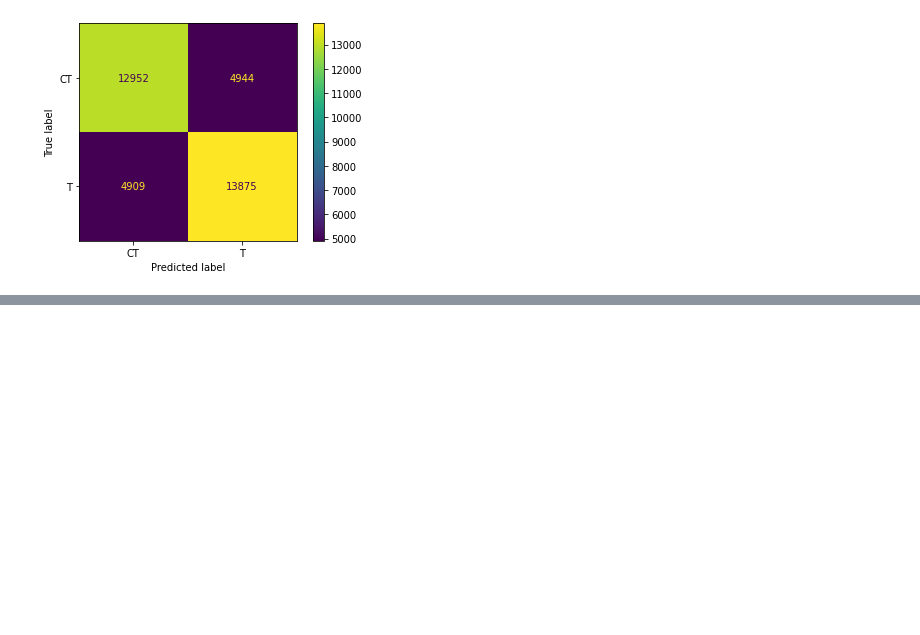
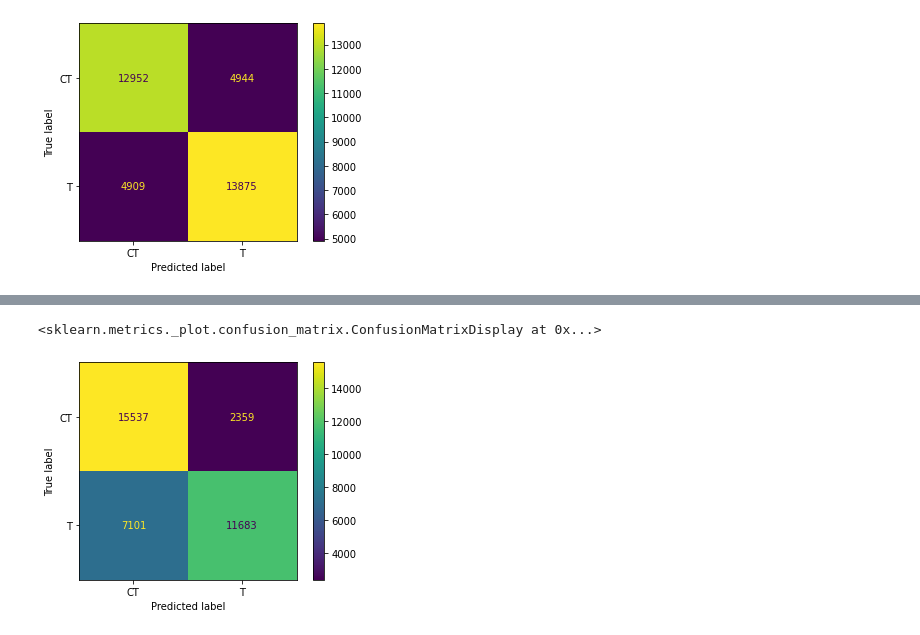
Before and after one commit to szymon-kalkowski/computational-intelligence, a Jupyter notebook: cs-go/cs-go.ipynb, the cells around one changed output, grey strips where cells are left out. Drawn from its saved outputs; the diff is of its cells as text; code cells hidden in the pictures; blank space fills up the shorter version.

```diff
--- a/cs-go/cs-go.ipynb
+++ b/cs-go/cs-go.ipynb
@@ -274,0 +289,14 @@ plt.show()
+# %%
+model = Sequential()
+model.add(Dense(32, input_dim=X_train.shape[1], activation='relu'))
+model.add(Dense(1, activation='sigmoid'))
+# %%
+model.compile(loss='binary_crossentropy', optimizer='adam', metrics=['accuracy'])
+# %%
+history = model.fit(X_train, y_train, epochs=250, verbose=0, validation_data=(X_test, y_test))
+# %%
+predictions_train = model.predict(X_train).round()
+print(accuracy_score(predictions_train, y_train))
+
+predictions_test = model.predict(X_test).round()
+print(accuracy_score(predictions_test, y_test))
@@ -274,0 +308,7 @@ plt.show()
+# %%
+cm = confusion_matrix(y_test, predictions_test)
+disp = ConfusionMatrixDisplay(confusion_matrix=cm, display_labels=['CT', 'T'])
+disp.plot()
+# %% [output]
+<sklearn.metrics._plot.confusion_matrix.ConfusionMatrixDisplay at 0x...>
+[figure, added]
```
Also changed, not shown: parts of 14 cells of this notebook.
